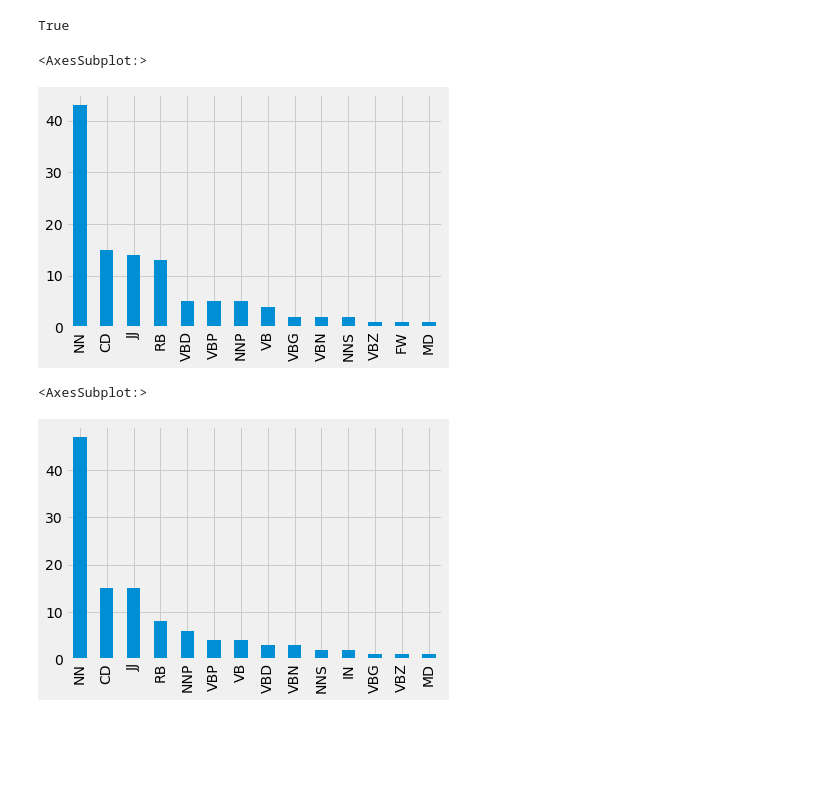
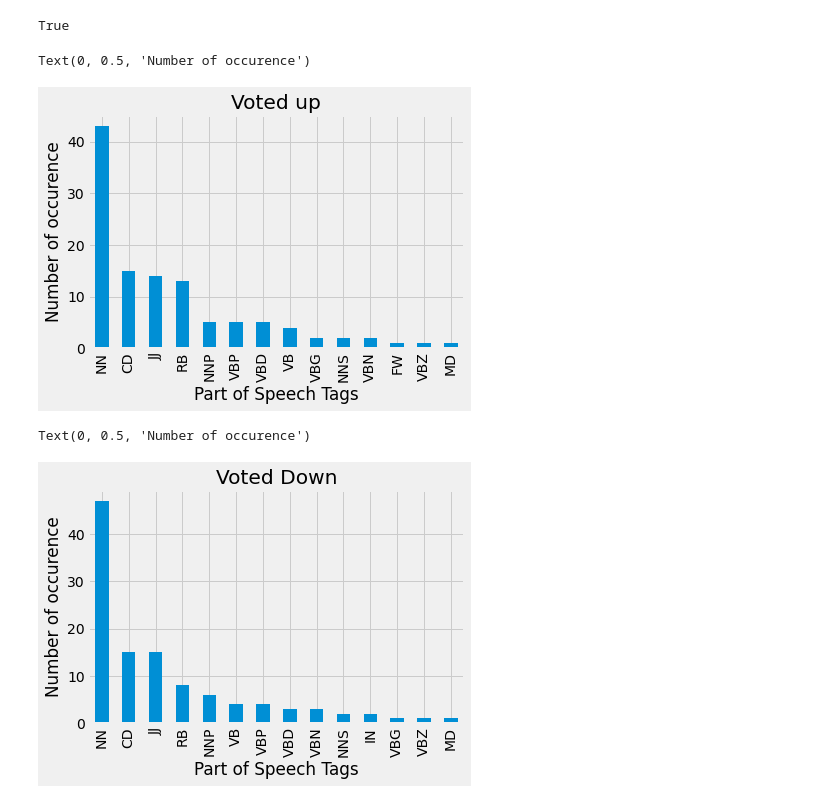
Before and after one commit to jnhoogstra/Steam_NLP_ReviewPredict, a Jupyter notebook: Notebooks/individual/elliotts_notebook/FPS_Wordclouds.ipynb, the cells around one changed output. Cells and saved outputs as stored; diff of their text form; code cells hidden in the pictures; blank space fills up the shorter version.

```diff
--- a/Notebooks/individual/elliotts_notebook/FPS_Wordclouds.ipynb
+++ b/Notebooks/individual/elliotts_notebook/FPS_Wordclouds.ipynb
@@ -139,16 +148,20 @@ True
 # %%
 blob = TextBlob(str(df_up["clean_review"]))
 pos_df = pd.DataFrame(blob.tags, columns = ['word' , 'pos'])
 pos_df = pos_df.pos.value_counts()[:20]
-pos_df.plot(kind='bar', title="" )
+pos_df.plot(kind='bar', title="Voted up" )
+plt.xlabel("Part of Speech Tags")
+plt.ylabel("Number of occurence")
 # %% [output]
-<AxesSubplot:>
+Text(0, 0.5, 'Number of occurence')
-[figure, old version]
+[figure, new version]
 # %%
 blob = TextBlob(str(df_down["clean_review"]))
 pos_df = pd.DataFrame(blob.tags, columns = ['word' , 'pos'])
 pos_df = pos_df.pos.value_counts()[:20]
-pos_df.plot(kind='bar', title="" )
+pos_df.plot(kind='bar', title="Voted Down" )
+plt.xlabel("Part of Speech Tags")
+plt.ylabel("Number of occurence")
 # %% [output]
-<AxesSubplot:>
+Text(0, 0.5, 'Number of occurence')
-[figure, old version]
+[figure, new version]
```
Also changed, not shown: parts of 8 cells of this notebook, 6 other files.
